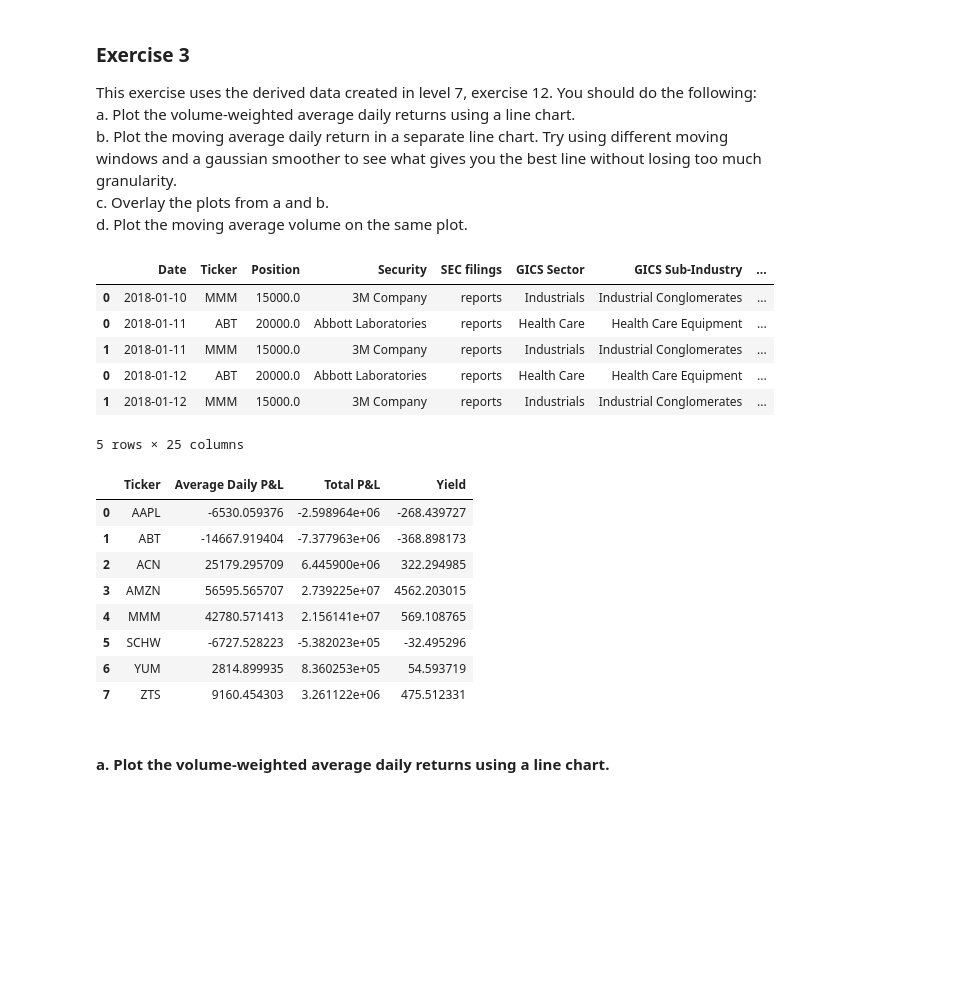
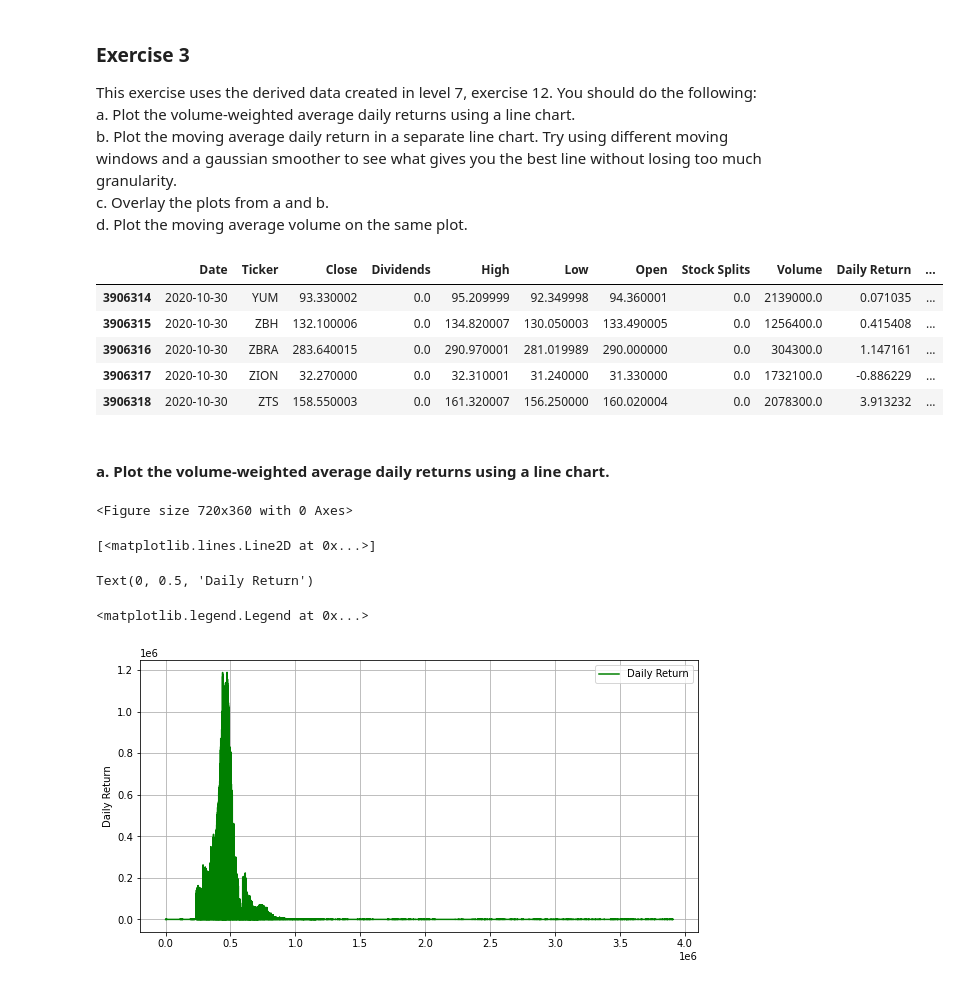
Before and after one commit to jeffsnguyen/Python, a Jupyter notebook: Level_9/Homework/9_3.ipynb, the cells around one changed output. Drawn from its saved outputs; the diff is of its cells as text; code cells hidden in the pictures; blank space fills up the shorter version.

Commit message:
plotted daily stock return and 5 day MA daily return

```diff
--- a/Level_9/Homework/9_3.ipynb
+++ b/Level_9/Homework/9_3.ipynb
@@ -17,29 +17,33 @@ InteractiveShell.ast_node_interactivity = "all"
 # %%
 import numpy as np
 import pandas as pd
 
 # Load data
-scaffoldPortfolio = pd.read_csv('scaffoldPortfolio_data.csv', index_col=0)
-summaryPortfolio = pd.read_csv('summaryPortfolio_data.csv', index_col=0)
-
-scaffoldPortfolio.head()
-summaryPortfolio
+%store -r dataDaily
+hist = dataDaily
+hist.tail()
 # %% [output]
-|  | Date | Ticker | Position | Security | SEC filings | GICS Sector | GICS Sub-Industry | ... |
-| 0 | 2018-01-10 | MMM | 15000.0 | 3M Company | reports | Industrials | Industrial Conglomerates | ... |
-| 0 | 2018-01-11 | ABT | 20000.0 | Abbott Laboratories | reports | Health Care | Health Care Equipment | ... |
-| 1 | 2018-01-11 | MMM | 15000.0 | 3M Company | reports | Industrials | Industrial Conglomerates | ... |
-| 0 | 2018-01-12 | ABT | 20000.0 | Abbott Laboratories | reports | Health Care | Health Care Equipment | ... |
-| 1 | 2018-01-12 | MMM | 15000.0 | 3M Company | reports | Industrials | Industrial Conglomerates | ... |
+|  | Date | Ticker | Close | Dividends | High | Low | Open | Stock Splits | Volume | Daily Return | ... |
+| 3906314 | 2020-10-30 | YUM | 93.330002 | 0.0 | 95.209999 | 92.349998 | 94.360001 | 0.0 | 2139000.0 | 0.071035 | ... |
+| 3906315 | 2020-10-30 | ZBH | 132.100006 | 0.0 | 134.820007 | 130.050003 | 133.490005 | 0.0 | 1256400.0 | 0.415408 | ... |
+| 3906316 | 2020-10-30 | ZBRA | 283.640015 | 0.0 | 290.970001 | 281.019989 | 290.000000 | 0.0 | 304300.0 | 1.147161 | ... |
+| 3906317 | 2020-10-30 | ZION | 32.270000 | 0.0 | 32.310001 | 31.240000 | 31.330000 | 0.0 | 1732100.0 | -0.886229 | ... |
+| 3906318 | 2020-10-30 | ZTS | 158.550003 | 0.0 | 161.320007 | 156.250000 | 160.020004 | 0.0 | 2078300.0 | 3.913232 | ... |
-5 rows × 25 columns
-|  | Ticker | Average Daily P&L | Total P&L | Yield |
-| 0 | AAPL | -6530.059376 | -2.598964e+06 | -268.439727 |
-| 1 | ABT | -14667.919404 | -7.377963e+06 | -368.898173 |
-| 2 | ACN | 25179.295709 | 6.445900e+06 | 322.294985 |
-| 3 | AMZN | 56595.565707 | 2.739225e+07 | 4562.203015 |
-| 4 | MMM | 42780.571413 | 2.156141e+07 | 569.108765 |
-| 5 | SCHW | -6727.528223 | -5.382023e+05 | -32.495296 |
-| 6 | YUM | 2814.899935 | 8.360253e+05 | 54.593719 |
-| 7 | ZTS | 9160.454303 | 3.261122e+06 | 475.512331 |
 # %% [markdown]
 #### a. Plot the volume-weighted average daily returns using a line chart.
+# %%
+import matplotlib.pyplot as plt # Similar to Matlab style
+
+plt.figure(figsize=(10,5))  # set figure size
+
+plt.plot(hist[['Daily Return']], 'g-')
+plt.ylabel('Daily Return')
+plt.grid()
+plt.legend(['Daily Return'])
+plt.show()
+# %% [output]
+<Figure size 720x360 with 0 Axes>
+[<matplotlib.lines.Line2D at 0x...>]
+Text(0, 0.5, 'Daily Return')
+<matplotlib.legend.Legend at 0x...>
+[figure, added]
```
Also changed, not shown: parts of 2 cells of this notebook.
